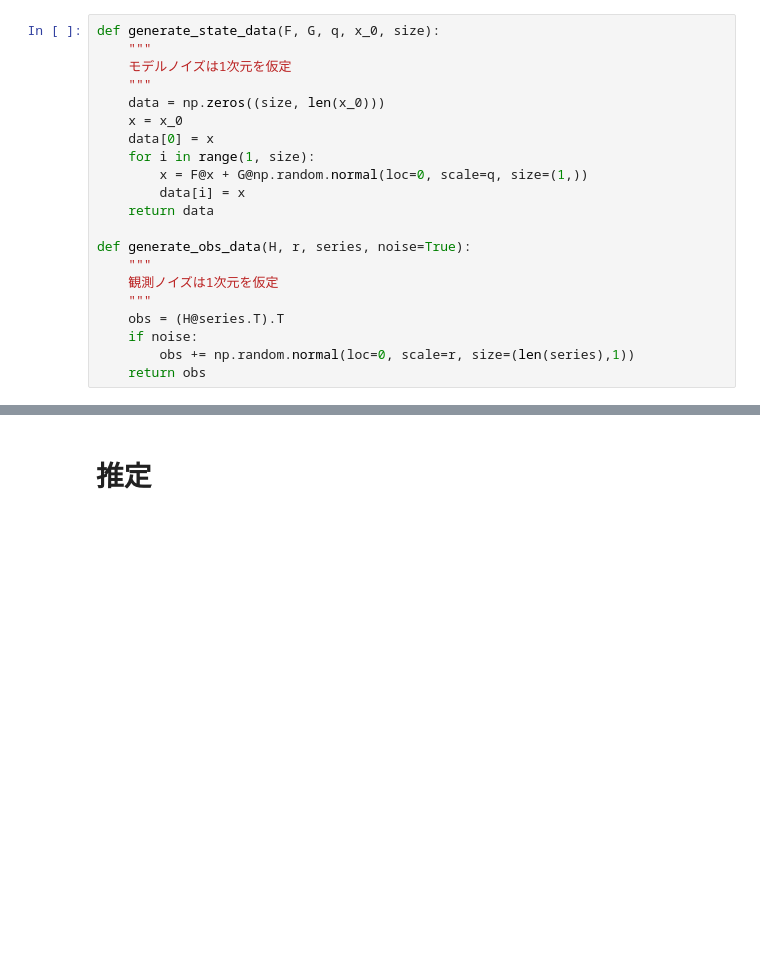
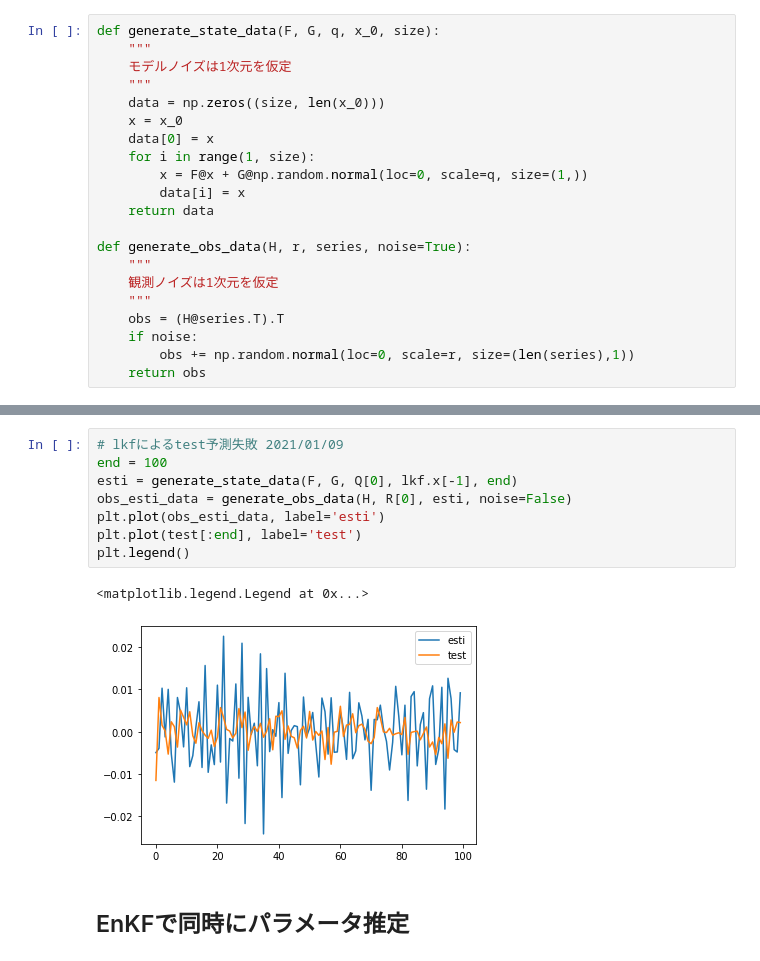
Before and after one commit to KotaTakeda/fx_time_series_analysis, a Jupyter notebook: arma_to_fx.ipynb, the cells around one changed output, grey strips where cells are left out. Cells and saved outputs as stored; diff of their text form; blank space fills up the shorter version.

```diff
--- a/arma_to_fx.ipynb
+++ b/arma_to_fx.ipynb
@@ -169,2 +192,13 @@ H_ma =
+# %%
+# lkfによるtest予測失敗 2021/01/09
+end = 100
+esti = generate_state_data(F, G, Q[0], lkf.x[-1], end)
+obs_esti_data = generate_obs_data(H, R[0], esti, noise=False)
+plt.plot(obs_esti_data, label='esti')
+plt.plot(test[:end], label='test')
+plt.legend()
+# %% [output]
+<matplotlib.legend.Legend at 0x...>
+[figure, added]
 # %% [markdown]
-# 推定
+## EnKFで同時にパラメータ推定
```
Also changed, not shown: parts of 17 cells of this notebook, 1 other file.
